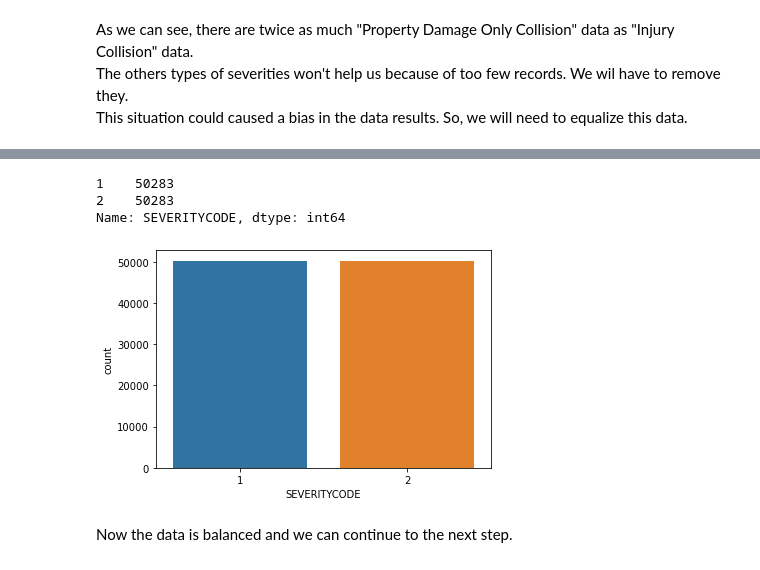
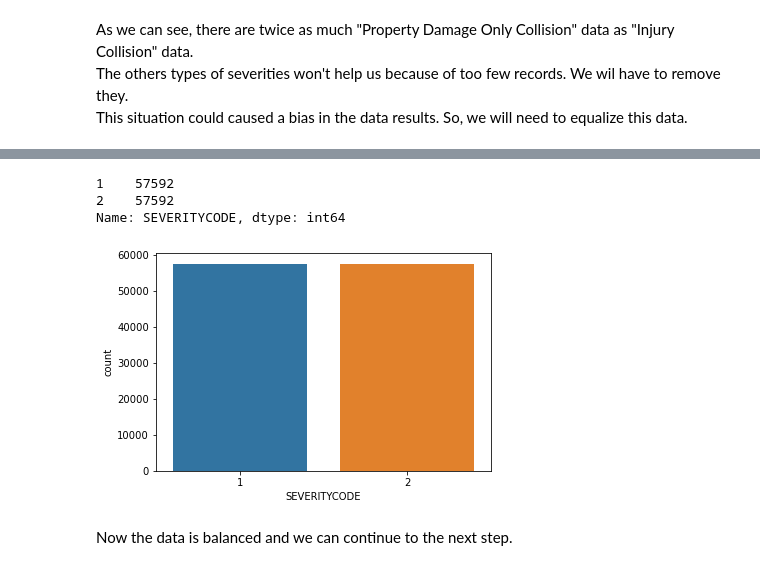
Before and after one commit to mcamera/Traffic_Accidents_Seattle, a Jupyter notebook: Traffic_Accidents_Seattle.ipynb, the cells around one changed output, grey strips where cells are left out. Saved outputs shown, nothing was run; the diff lists cells and outputs as text; code cells hidden in the pictures.

```diff
--- a/Traffic_Accidents_Seattle.ipynb
+++ b/Traffic_Accidents_Seattle.ipynb
@@ -732,7 +736,7 @@ As the focus of our project is to create a mathematical model in which the input
 We have identified the following attributes as possible for use.
 # %%
 #Chosen attributes:
-collisions = collisions_raw[['ADDRTYPE','LOCATION','SEVERITYCODE','COLLISIONTYPE',
+collisions = collisions_raw[['ADDRTYPE','SEVERITYCODE','COLLISIONTYPE',
                              'JUNCTIONTYPE','WEATHER','ROADCOND','LIGHTCOND']]
 print(collisions.columns)
 collisions.head()
@@ -828,28 +794,0 @@ collisions['LIGHTCOND'].value_counts().to_frame()
-# %%
-#Some attributes have values like "Unknown" or "Other" that do not help us. We will delete records that contain these values.
-collisions = collisions.drop(collisions[(collisions['COLLISIONTYPE'] == "Other") |
-                                        (collisions['JUNCTIONTYPE'] == "Unknown") |
-                                        (collisions['WEATHER'] == "Other") |
-                                        (collisions['WEATHER'] == "Unknown") |
-                                        (collisions['ROADCOND'] == "Other") |
-                                        (collisions['ROADCOND'] == "Unknown") |
-                                        (collisions['LIGHTCOND'] == "Other") |
-                                        (collisions['LIGHTCOND'] == "Unknown")
-                                       ].index)
-
-#Fixing the attribute UNDERINFL for use only zeros and ones.
-
-#collisions['UNDERINFL'].replace("N","0",inplace=True)
-#collisions['UNDERINFL'].replace("Y","1",inplace=True)
-#collisions['UNDERINFL'] = collisions['UNDERINFL'].astype('int') #changing the attribute type for integer
-
-#The information bellow is the same. Let's join then.
-collisions['LIGHTCOND'] = collisions['LIGHTCOND'].replace("Dark - Street Lights Off", "Dark - No Street Lights")
-
-#Dropping the 'Dark - Unknown Lighting' in attribute 'LIGHTCOND'. There are only a few records and this information doesnt help so much.
-collisions = collisions.drop(collisions[(collisions['LIGHTCOND'] == "Dark - Unknown Lighting")].index)
-
-for i in collisions.columns:
-    print(i, collisions[i].unique(),'\n')
-
-print("\n The dataset now has", collisions.shape[0],"records and", collisions.shape[1], "collumns (target variable and attributes).")
@@ -931,22 +863,22 @@ Successfully installed imbalanced-learn-0.7.0
 # %%
 from imblearn.under_sampling import RandomUnderSampler
 
-X = collisions[['ADDRTYPE','LOCATION','COLLISIONTYPE','JUNCTIONTYPE',
+X = collisions[['ADDRTYPE','COLLISIONTYPE','JUNCTIONTYPE',
                 'WEATHER','ROADCOND','LIGHTCOND']]
 y = collisions[['SEVERITYCODE']]
 
 rus = RandomUnderSampler(random_state=0)
 X_res, y_res = rus.fit_resample(X,y)
 
 collisions = X_res
 collisions['SEVERITYCODE'] = y_res
 
 sns.countplot(x="SEVERITYCODE", data=collisions)
 collisions['SEVERITYCODE'].value_counts()
 # %% [output]
-1    50283
-2    50283
+1    57592
+2    57592
 Name: SEVERITYCODE, dtype: int64
-[figure, old version]
+[figure, new version]
 # %% [markdown]
 Now the data is balanced and we can continue to the next step.
```
Also changed, not shown: parts of 60 cells of this notebook.
